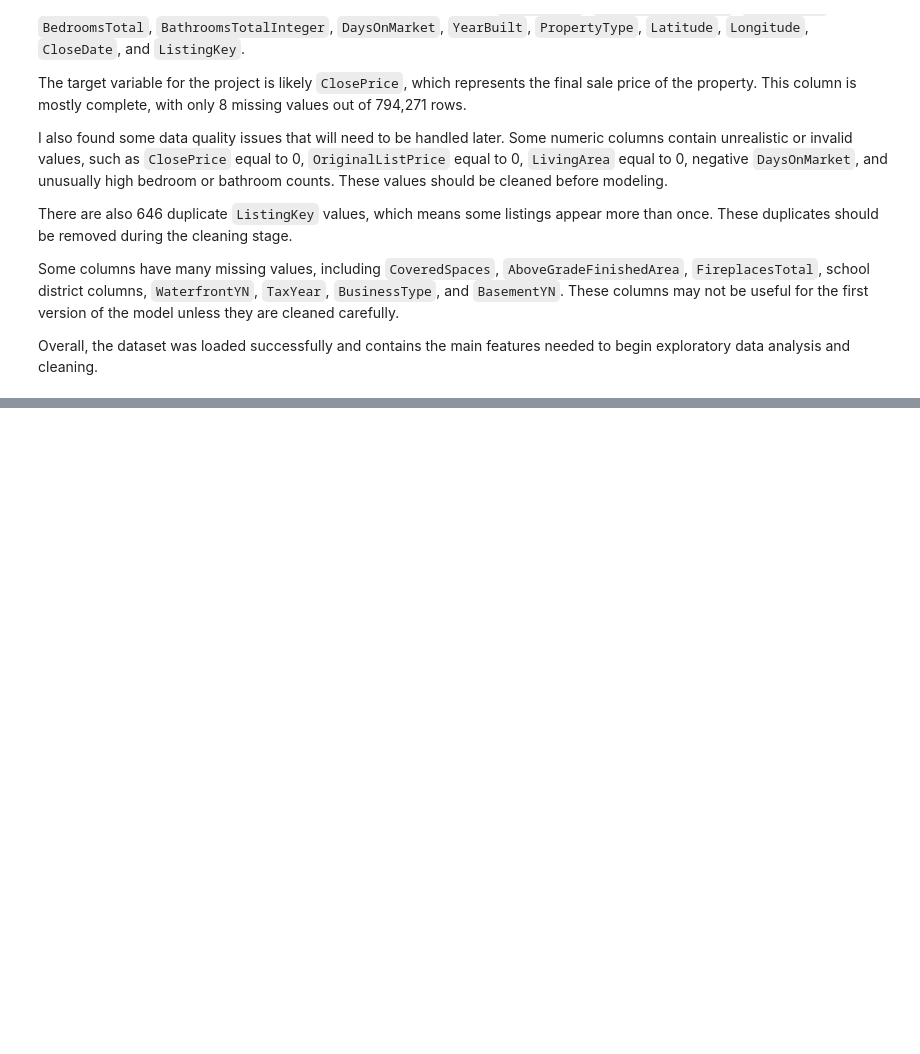
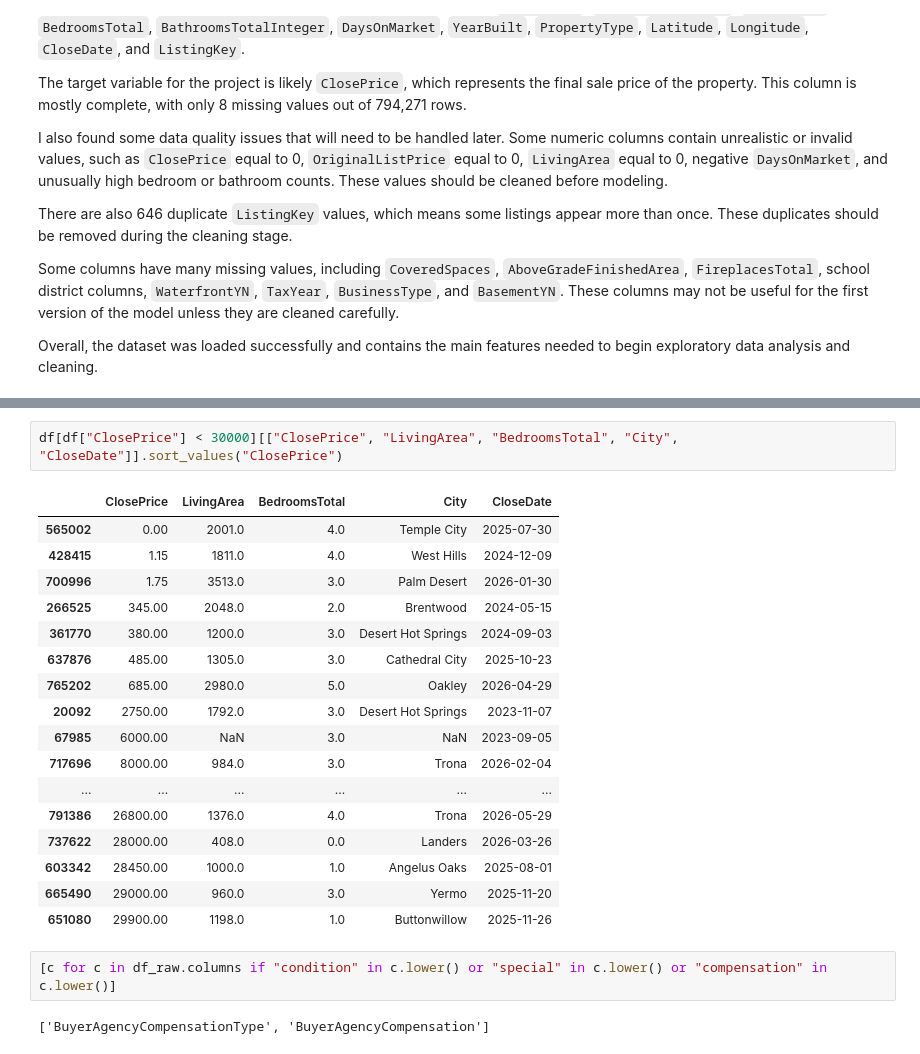
Before and after one commit to miatrn20/IDX-Exchange-Internship-Data_Science-Summer2026, a Jupyter notebook: eda.ipynb, the cells around one changed output, grey strips where cells are left out. Cells and saved outputs as stored; diff of their text form; blank space fills up the shorter version.

```diff
--- a/eda.ipynb
+++ b/eda.ipynb
@@ -280,0 +383,24 @@ Overall, the dataset was loaded successfully and contains the main features need
+# %%
+df[df["ClosePrice"] < 30000][["ClosePrice", "LivingArea", "BedroomsTotal", "City", "CloseDate"]].sort_values("ClosePrice")
+# %% [output]
+|  | ClosePrice | LivingArea | BedroomsTotal | City | CloseDate |
+| 565002 | 0.00 | 2001.0 | 4.0 | Temple City | 2025-07-30 |
+| 428415 | 1.15 | 1811.0 | 4.0 | West Hills | 2024-12-09 |
+| 700996 | 1.75 | 3513.0 | 3.0 | Palm Desert | 2026-01-30 |
+| 266525 | 345.00 | 2048.0 | 2.0 | Brentwood | 2024-05-15 |
+| 361770 | 380.00 | 1200.0 | 3.0 | Desert Hot Springs | 2024-09-03 |
+| 637876 | 485.00 | 1305.0 | 3.0 | Cathedral City | 2025-10-23 |
+| 765202 | 685.00 | 2980.0 | 5.0 | Oakley | 2026-04-29 |
+| 20092 | 2750.00 | 1792.0 | 3.0 | Desert Hot Springs | 2023-11-07 |
+| 67985 | 6000.00 | NaN | 3.0 | NaN | 2023-09-05 |
+| 717696 | 8000.00 | 984.0 | 3.0 | Trona | 2026-02-04 |
+| ... | ... | ... | ... | ... | ... |
+| 791386 | 26800.00 | 1376.0 | 4.0 | Trona | 2026-05-29 |
+| 737622 | 28000.00 | 408.0 | 0.0 | Landers | 2026-03-26 |
+| 603342 | 28450.00 | 1000.0 | 1.0 | Angelus Oaks | 2025-08-01 |
+| 665490 | 29000.00 | 960.0 | 3.0 | Yermo | 2025-11-20 |
+| 651080 | 29900.00 | 1198.0 | 1.0 | Buttonwillow | 2025-11-26 |
+# %%
+[c for c in df_raw.columns if "condition" in c.lower() or "special" in c.lower() or "compensation" in c.lower()]
+# %% [output]
+['BuyerAgencyCompensationType', 'BuyerAgencyCompensation']
```
Also changed, not shown: parts of 34 cells of this notebook, 3 other files.
